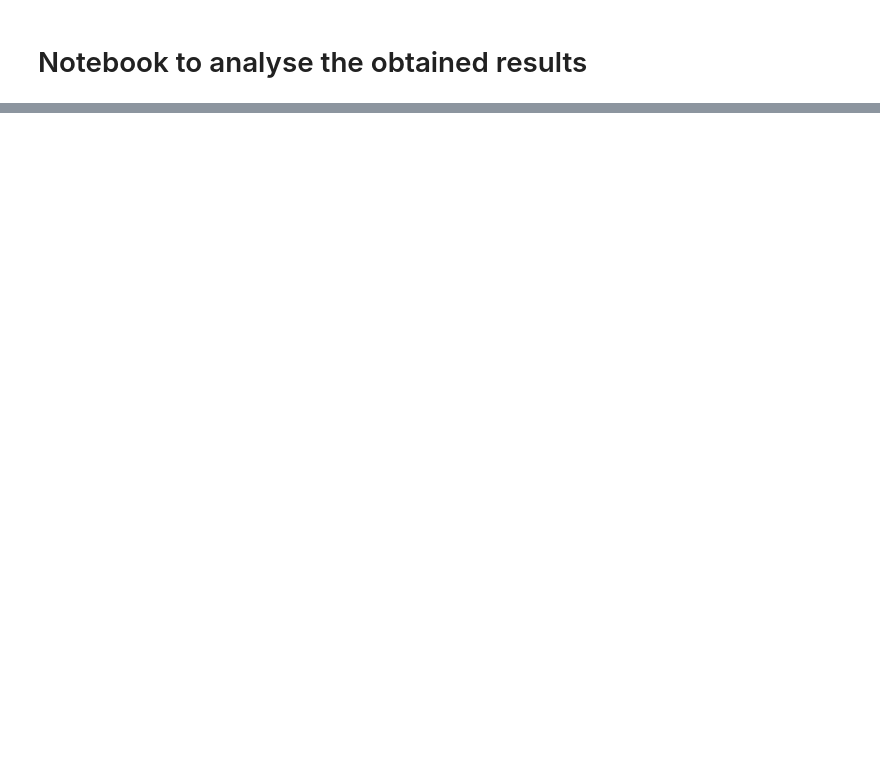
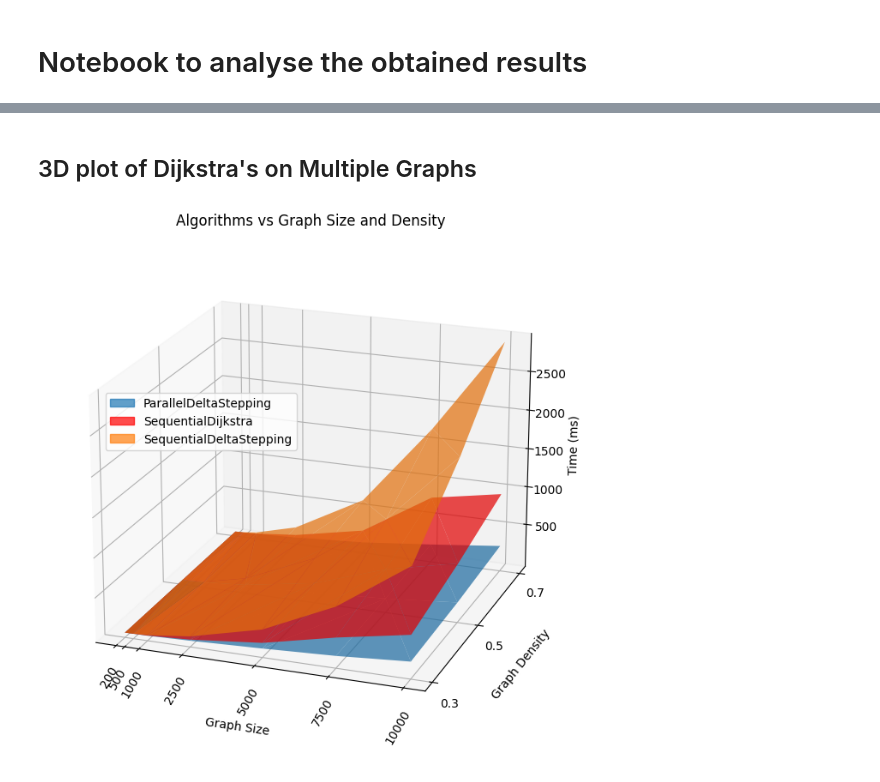
Before and after one commit to RomainPuech/parallel_shortest_path, a Jupyter notebook: analysis.ipynb, the cells around one changed output, grey strips where cells are left out. Drawn from its saved outputs; the diff is of its cells as text; code cells hidden in the pictures; blank space fills up the shorter version.

Commit message:
Graphs Generated

```diff
--- a/analysis.ipynb
+++ b/analysis.ipynb
@@ -1,6 +1,2 @@
 # %% [markdown]
 # Notebook to analyse the obtained results
-# %%
-import pandas as pd
-
-data = pd.read_csv('parallel_shortest_path/data/results1.csv')
@@ -105,0 +69,57 @@ No handles with labels found to put in legend.
+# %% [markdown]
+## 3D plot of Dijkstra's on Multiple Graphs
+# %%
+import matplotlib.pyplot as plt
+import matplotlib.patches as mpatches
+import numpy as np
+
+fig = plt.figure(figsize=(12, 8))
+ax = fig.add_subplot(111, projection='3d')
+
+X = data['graph_size'].unique()
+Y = data['graph_density'].unique()
+
+Z = []
+W = []
+V = []
+
+for x in X:
+    for y in Y:
+        filtered_df = filter_df(data, alg=0, graph_size=x, graph_density=y,delta=1)
+        V.append(float(filtered_df["time"]))
+        filtered_df = filter_df(data, alg=1, graph_size=x, graph_density=y)
+        Z.append(float(filtered_df["time"]))
+        filtered_df = filter_df(data, alg=2, graph_size=x, graph_density=y,delta=1, n_threads=4)
+        W.append(float(filtered_df["time"]))
+
+zz = np.linspace(200, 10000, 100)
+
+Z = np.array(Z).reshape(len(X), len(Y))
+W = np.array(W).reshape(len(X), len(Y))
+V = np.array(V).reshape(len(X), len(Y))
+
+X, Y = np.meshgrid(X, Y)
+
+ax.view_init(elev=20, azim=290)  # change these values as needed
+ax.plot_trisurf(X.flatten(), Y.flatten(), Z.T.flatten(), alpha=0.7, color='r', label='DijkstraSequential')
+ax.plot_trisurf(X.flatten(), Y.flatten(), W.T.flatten(), alpha=0.7, color='C0', label='ParallelDeltaStepping')
+ax.plot_trisurf(X.flatten(), Y.flatten(), V.T.flatten(), alpha=0.7, color='C1', label='DeltaStepping')
+
+plt.xticks(data['graph_size'].unique(), rotation=60)
+plt.yticks(data['graph_density'].unique())
+ax.set_xlabel('Graph Size', labelpad=15)
+ax.set_ylabel('Graph Density', labelpad=10)
+ax.set_zlabel('Time (ms)', labelpad=5)
+
+blue_patch = mpatches.Patch(label='ParallelDeltaStepping', color="C0", alpha=0.7)
+red_patch = mpatches.Patch(label='SequentialDijkstra', color="r", alpha=0.7)
+orange_patch = mpatches.Patch(label='SequentialDeltaStepping', color="C1", alpha=0.7)
+
+# upper left shifted down
+plt.legend(handles=[blue_patch, red_patch, orange_patch], loc='upper left', bbox_to_anchor=(0.1, 0.7))
+
+plt.title('Algorithms vs Graph Size and Density', pad=-10)
+
+plt.show()
+# %% [output]
+[figure, added]
```
Also changed, not shown: parts of 15 cells of this notebook.
